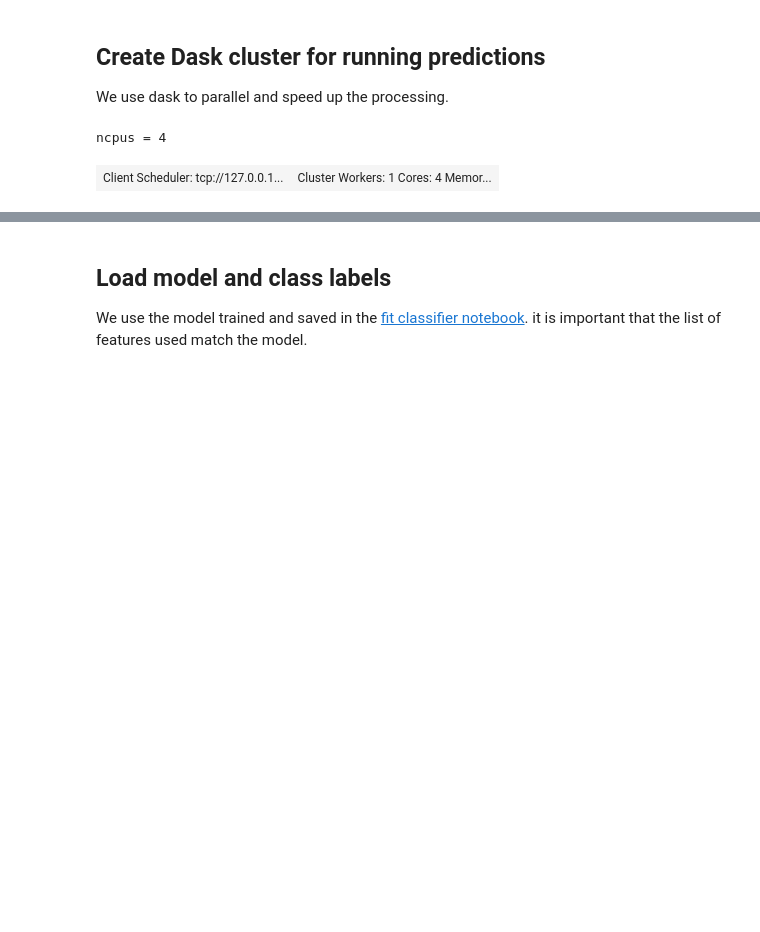
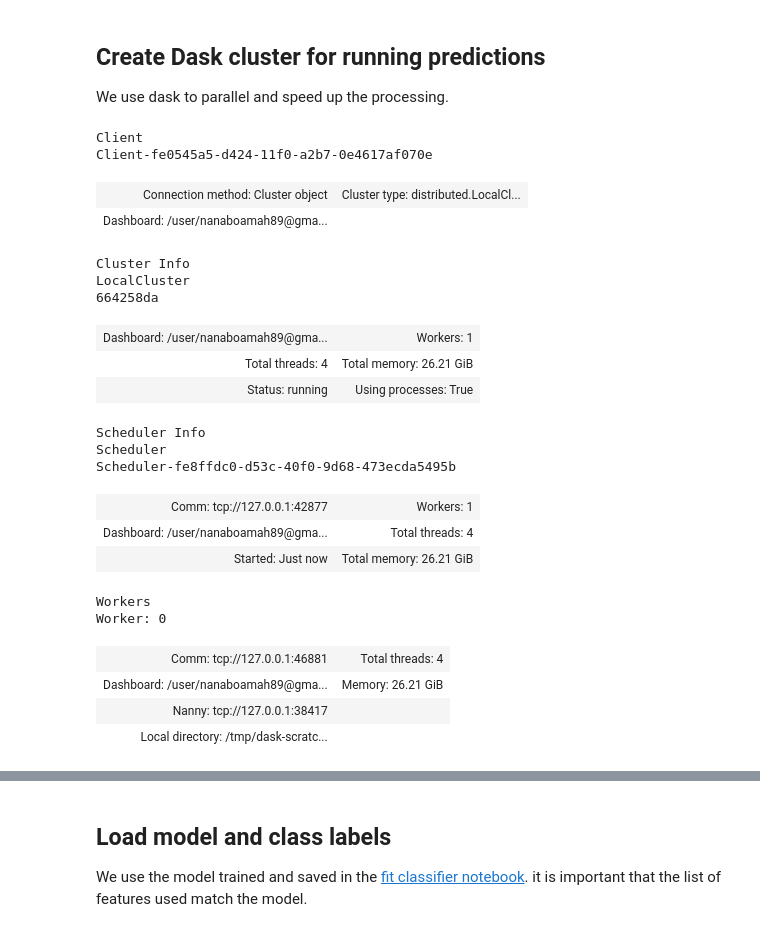
Before and after one commit to digitalearthafrica/FAO_crop_type, a Jupyter notebook: 7_Create_country_map.ipynb, the cells around one changed output, grey strips where cells are left out. Drawn from its saved outputs; the diff is of its cells as text; code cells hidden in the pictures; blank space fills up the shorter version.

```diff
--- a/7_Create_country_map.ipynb
+++ b/7_Create_country_map.ipynb
@@ -40,11 +40,31 @@ from feature_collection import feature_layers
 
 We use dask to parallel and speed up the processing.
 # %%
-ncpus = round(get_cpu_quota())
-print("ncpus = " + str(ncpus))
+quota = get_cpu_quota()
+ncpus = round(quota) if quota is not None else os.cpu_count()
 
 # client = create_local_dask_cluster(return_client=True, n_workers=1, threads_per_worker=ncpus)
 create_local_dask_cluster()
 # %% [output]
-ncpus = 4
+Client
+Client-fe0545a5-d424-11f0-a2b7-0e4617af070e
-| Client Scheduler: tcp://127.0.0.1... | Cluster Workers: 1 Cores: 4 Memor... |
+| Connection method: Cluster object | Cluster type: distributed.LocalCl... |
+| Dashboard: /user/nanaboamah89@gma... |  |
+Cluster Info
+LocalCluster
+664258da
+| Dashboard: /user/nanaboamah89@gma... | Workers: 1 |
+| Total threads: 4 | Total memory: 26.21 GiB |
+| Status: running | Using processes: True |
+Scheduler Info
+Scheduler
+Scheduler-fe8ffdc0-d53c-40f0-9d68-473ecda5495b
+| Comm: tcp://127.0.0.1:42877 | Workers: 1 |
+| Dashboard: /user/nanaboamah89@gma... | Total threads: 4 |
+| Started: Just now | Total memory: 26.21 GiB |
+Workers
+Worker: 0
+| Comm: tcp://127.0.0.1:46881 | Total threads: 4 |
+| Dashboard: /user/nanaboamah89@gma... | Memory: 26.21 GiB |
+| Nanny: tcp://127.0.0.1:38417 |  |
+| Local directory: /tmp/dask-scratc... |  |
```
Also changed, not shown: parts of 3 cells of this notebook, 7 other files.
